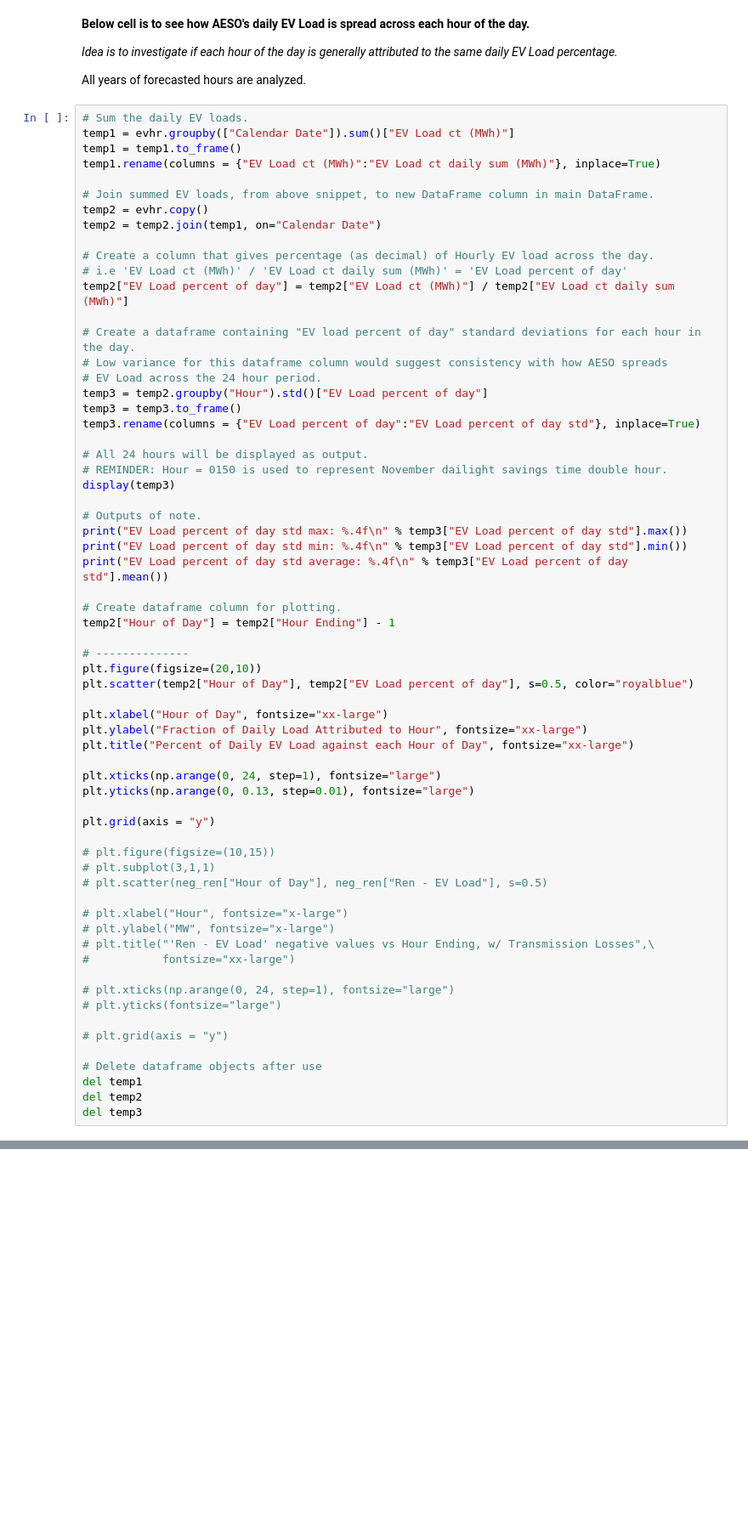
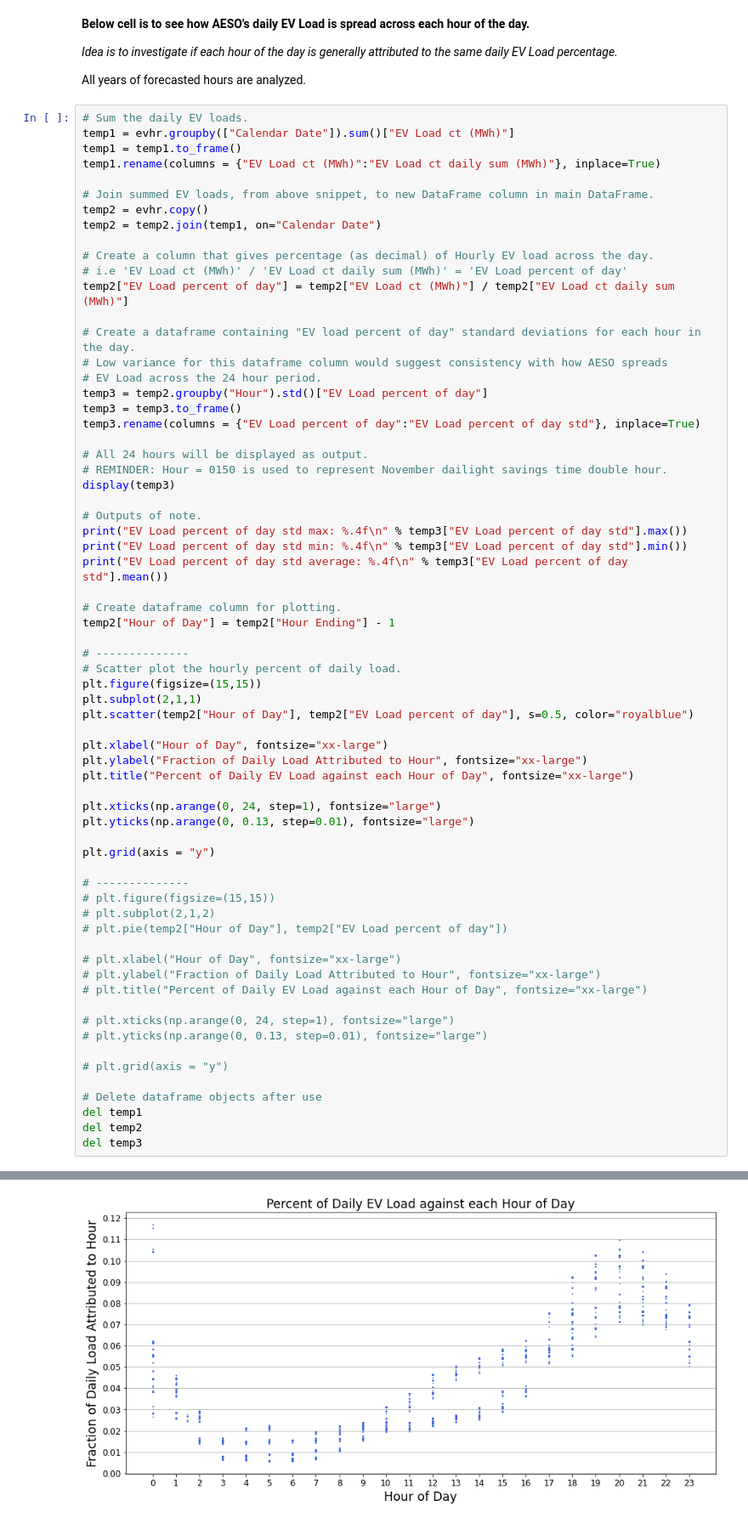
Before and after one commit to mcl13/AESO_research_2022, a Jupyter notebook: AESO_analysis.ipynb, the cells around one changed output, grey strips where cells are left out. Shown at 85% size. Drawn from its saved outputs; the diff is of its cells as text; blank space fills up the shorter version.

```diff
--- a/AESO_analysis.ipynb
+++ b/AESO_analysis.ipynb
@@ -1715,7 +2296,9 @@ print("EV Load percent of day std average: %.4f\n" % temp3["EV Load percent of d
 temp2["Hour of Day"] = temp2["Hour Ending"] - 1
 
 # --------------
-plt.figure(figsize=(20,10))
+# Scatter plot the hourly percent of daily load.
+plt.figure(figsize=(15,15))
+plt.subplot(2,1,1)
 plt.scatter(temp2["Hour of Day"], temp2["EV Load percent of day"], s=0.5, color="royalblue")
 
 plt.xlabel("Hour of Day", fontsize="xx-large")
@@ -1727,17 +2310,17 @@ plt.yticks(np.arange(0, 0.13, step=0.01), fontsize="large")
 
 plt.grid(axis = "y")
 
-# plt.figure(figsize=(10,15))
-# plt.subplot(3,1,1)
-# plt.scatter(neg_ren["Hour of Day"], neg_ren["Ren - EV Load"], s=0.5)
+# --------------
+# plt.figure(figsize=(15,15))
+# plt.subplot(2,1,2)
+# plt.pie(temp2["Hour of Day"], temp2["EV Load percent of day"])
 
-# plt.xlabel("Hour", fontsize="x-large")
-# plt.ylabel("MW", fontsize="x-large")
-# plt.title("'Ren - EV Load' negative values vs Hour Ending, w/ Transmission Losses",\
-#           fontsize="xx-large")
+# plt.xlabel("Hour of Day", fontsize="xx-large")
+# plt.ylabel("Fraction of Daily Load Attributed to Hour", fontsize="xx-large")
+# plt.title("Percent of Daily EV Load against each Hour of Day", fontsize="xx-large")
 
 # plt.xticks(np.arange(0, 24, step=1), fontsize="large")
-# plt.yticks(fontsize="large")
+# plt.yticks(np.arange(0, 0.13, step=0.01), fontsize="large")
 
 # plt.grid(axis = "y")
 
@@ -1745,3 +2328,4 @@ plt.grid(axis = "y")
 del temp1
 del temp2
 del temp3
+# %% [output]
@@ -1747,0 +2355 @@ del temp3
+[figure, added]
```
Also changed, not shown: parts of 25 cells of this notebook.
